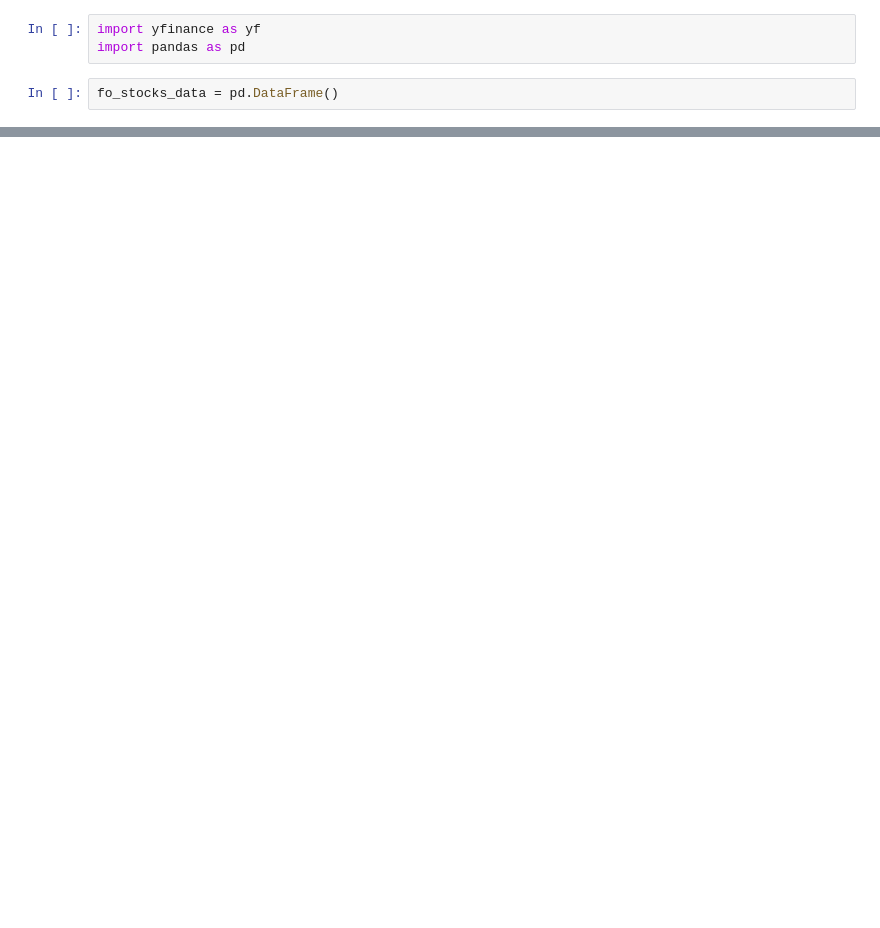
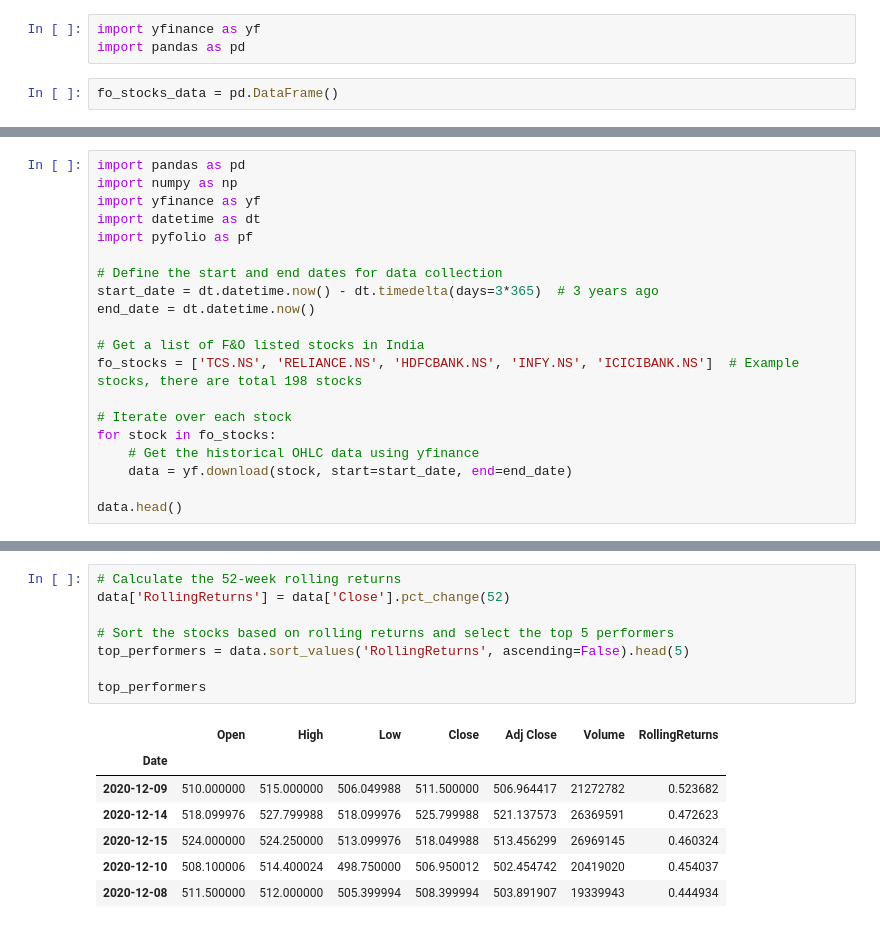
Before and after one commit to Annarhysa/Cryptocurrency-Market-Analysis, a Jupyter notebook: Assignment.ipynb, the cells around one changed output, grey strips where cells are left out. Cells and saved outputs as stored; diff of their text form; blank space fills up the shorter version.

```diff
--- a/Assignment.ipynb
+++ b/Assignment.ipynb
@@ -132,0 +75,20 @@ ValueError: Cannot set a DataFrame with multiple columns to the single column hi
+# %%
+import pandas as pd
+import numpy as np
+import yfinance as yf
+import datetime as dt
+import pyfolio as pf
+
+# Define the start and end dates for data collection
+start_date = dt.datetime.now() - dt.timedelta(days=3*365)  # 3 years ago
+end_date = dt.datetime.now()
+
+# Get a list of F&O listed stocks in India
+fo_stocks = ['TCS.NS', 'RELIANCE.NS', 'HDFCBANK.NS', 'INFY.NS', 'ICICIBANK.NS']  # Example stocks, there are total 198 stocks
+
+# Iterate over each stock
+for stock in fo_stocks:
+    # Get the historical OHLC data using yfinance
+    data = yf.download(stock, start=start_date, end=end_date)
+
+data.head()
@@ -132,0 +108,16 @@ ValueError: Cannot set a DataFrame with multiple columns to the single column hi
+# %%
+# Calculate the 52-week rolling returns
+data['RollingReturns'] = data['Close'].pct_change(52)
+
+# Sort the stocks based on rolling returns and select the top 5 performers
+top_performers = data.sort_values('RollingReturns', ascending=False).head(5)
+
+top_performers
+# %% [output]
+|  | Open | High | Low | Close | Adj Close | Volume | RollingReturns |
+| Date |  |  |  |  |  |  |  |
+| 2020-12-09 | 510.000000 | 515.000000 | 506.049988 | 511.500000 | 506.964417 | 21272782 | 0.523682 |
+| 2020-12-14 | 518.099976 | 527.799988 | 518.099976 | 525.799988 | 521.137573 | 26369591 | 0.472623 |
+| 2020-12-15 | 524.000000 | 524.250000 | 513.099976 | 518.049988 | 513.456299 | 26969145 | 0.460324 |
+| 2020-12-10 | 508.100006 | 514.400024 | 498.750000 | 506.950012 | 502.454742 | 20419020 | 0.454037 |
+| 2020-12-08 | 511.500000 | 512.000000 | 505.399994 | 508.399994 | 503.891907 | 19339943 | 0.444934 |
```
Also changed, not shown: parts of 12 cells of this notebook.
